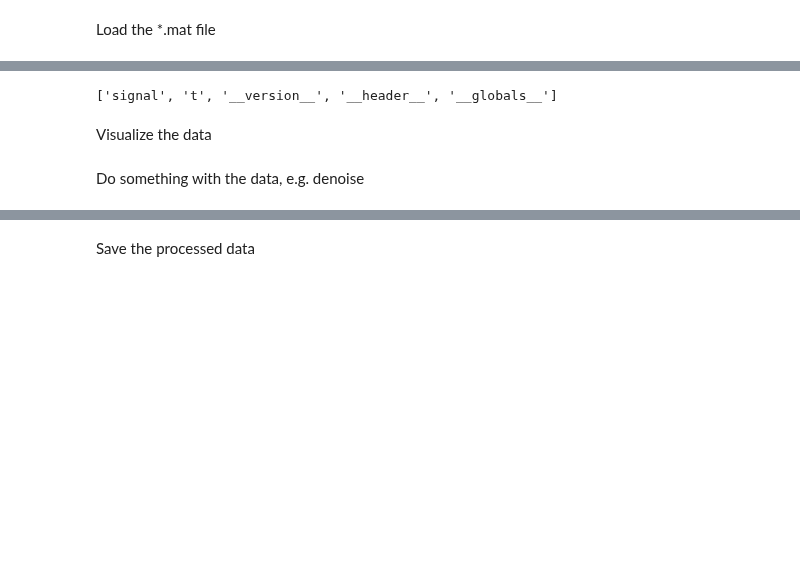
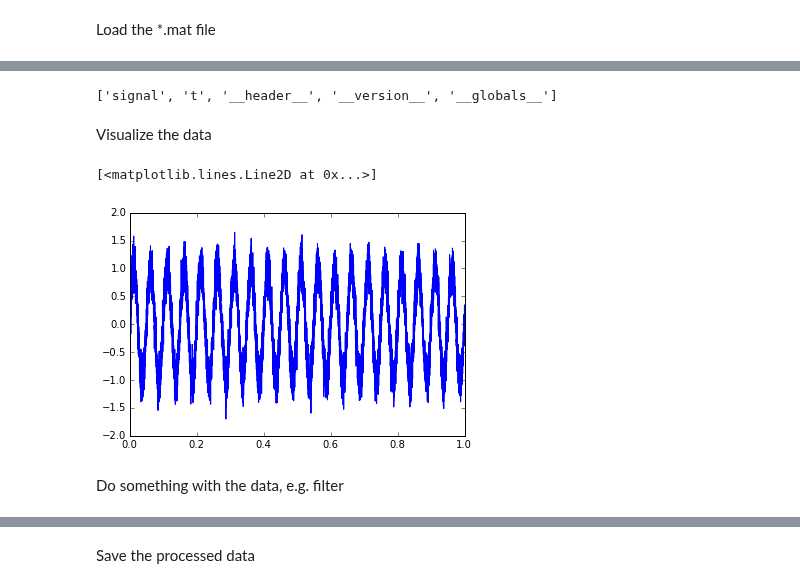
Before and after one commit to MPIDS/Python-Course, a Jupyter notebook: other/python-matlab/Presentation.ipynb, the cells around one changed output, grey strips where cells are left out. Cells and saved outputs as stored; diff of their text form; code cells hidden in the pictures; blank space fills up the shorter version.

```diff
--- a/other/python-matlab/Presentation.ipynb
+++ b/other/python-matlab/Presentation.ipynb
@@ -103,14 +44,28 @@ print type(data)
-# %%
-print data.keys()
-# %% [output]
-['signal', 't', '__version__', '__header__', '__globals__']
+# %%
+#old
+data = scipy.io.loadmat('data.mat')
+
+#new
+#data = h5py.File('./data.mat', 'r')
+
+list(data.keys())
+# %% [output]
+['signal', 't', '__header__', '__version__', '__globals__']
+# %%
+#old
+t = data['t'][:,0]
+signal = data['signal'][:,0]
+
+#new
+#t=data['t'][0]
+#signal=data['signal'][0]
 # %% [markdown]
 Visualize the data
-# %%
-t=data['t']
-signal=data['signal']
-plt.figure()
-plt.plot(t,signal)
-plt.show()
+# %%
+
+pl.plot(t,signal)
+# %% [output]
+[<matplotlib.lines.Line2D at 0x...>]
+[figure, added]
 # %% [markdown]
-Do something with the data, e.g. denoise
+Do something with the data, e.g. filter
```
Also changed, not shown: parts of 28 cells of this notebook, 10 other files.
